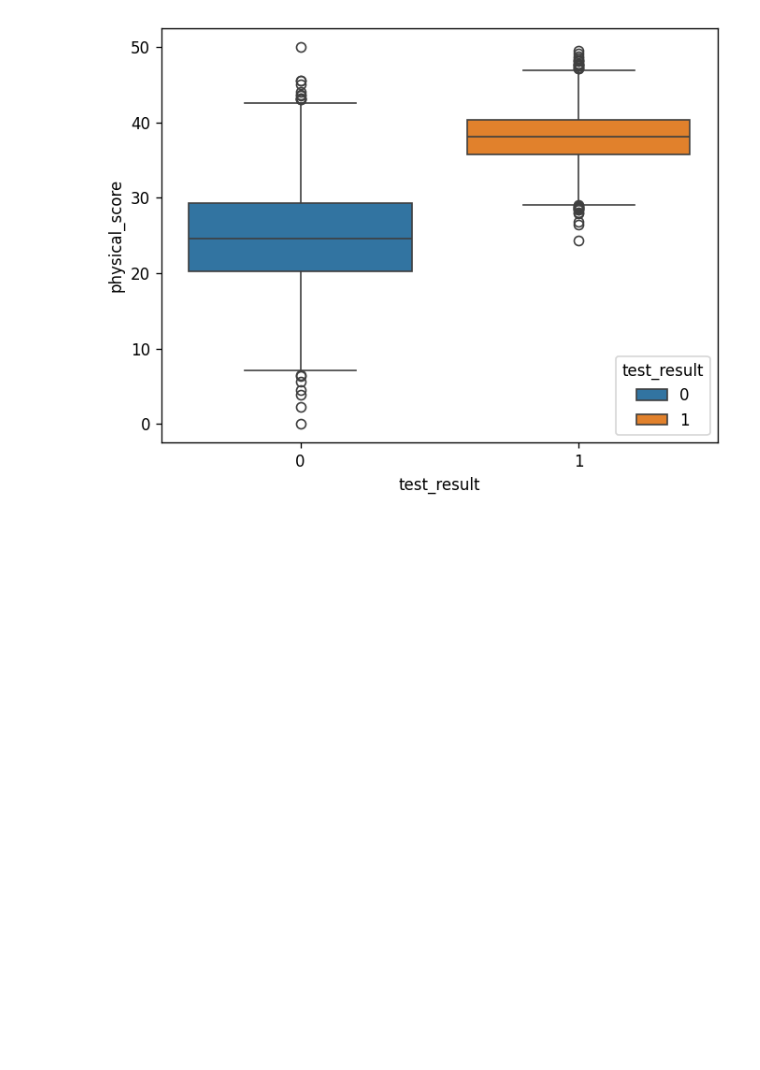
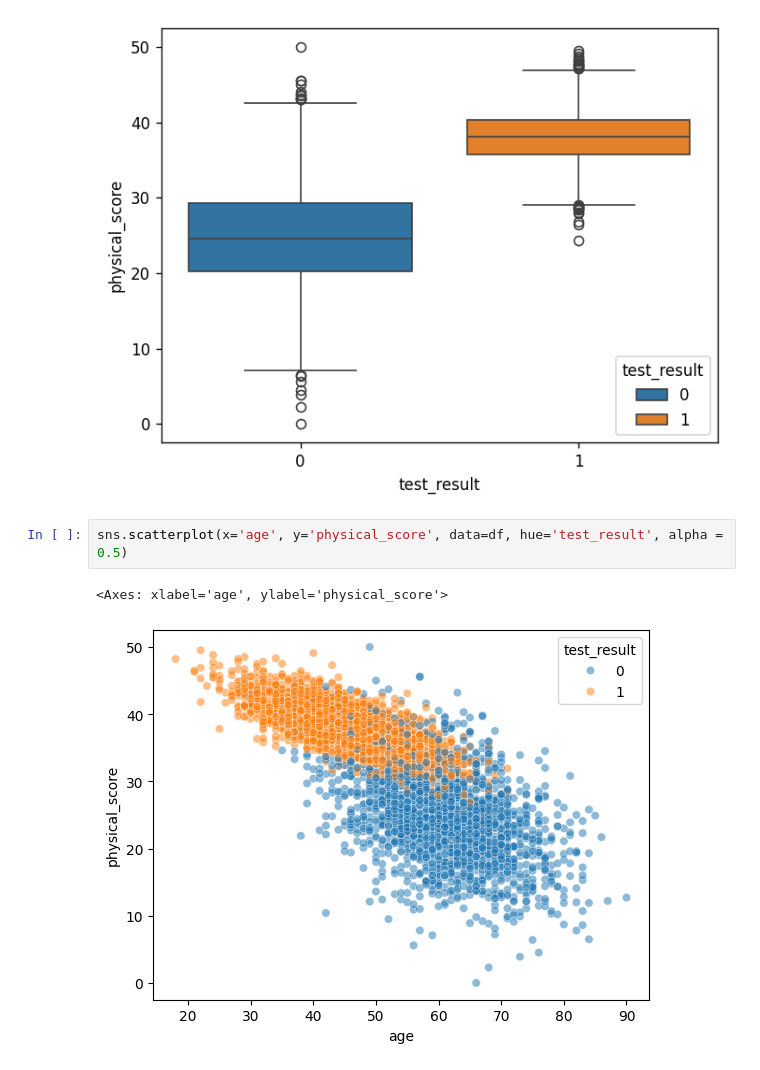
Before and after one commit to AlexTmbMifi/ML_basic, a Jupyter notebook: LogisticReg/LogisticRegAnalysis.ipynb, the cells around one changed output. Drawn from its saved outputs; the diff is of its cells as text; blank space fills up the shorter version.

```diff
--- a/LogisticReg/LogisticRegAnalysis.ipynb
+++ b/LogisticReg/LogisticRegAnalysis.ipynb
@@ -62,3 +62,8 @@ sns.boxplot(data=df, x='test_result', y='physical_score', hue='test_result')
 # %% [output]
 <Axes: xlabel='test_result', ylabel='physical_score'>
 [figure]
+# %%
+sns.scatterplot(x='age', y='physical_score', data=df, hue='test_result', alpha = 0.5)
+# %% [output]
+<Axes: xlabel='age', ylabel='physical_score'>
+[figure, added]
```
Also changed, not shown: parts of 4 cells of this notebook.
